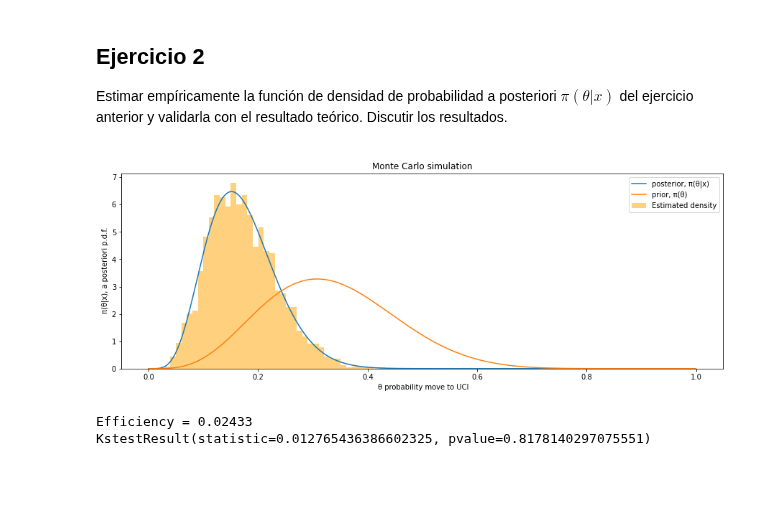
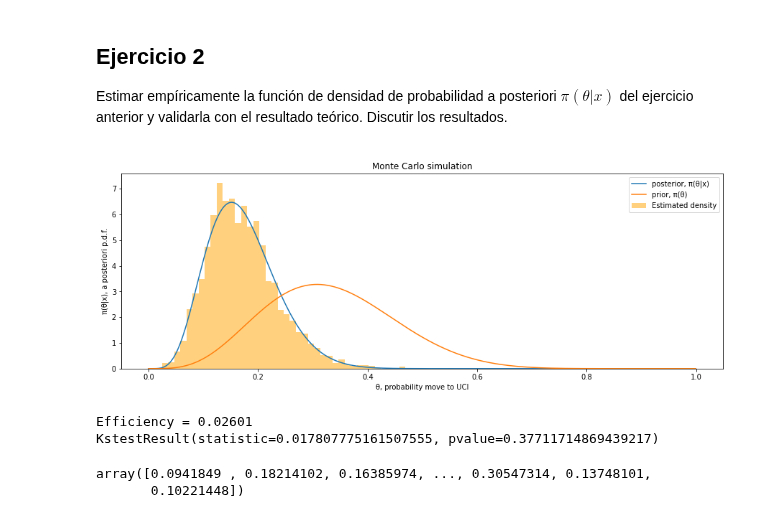
Before and after one commit to Ocete/mcd-cn, a Jupyter notebook: p2/Práctica 2 - Computación numérica.ipynb, the cells around one changed output. Saved outputs shown, nothing was run; the diff lists cells and outputs as text; code cells hidden in the pictures; blank space fills up the shorter version.

```diff
--- a/p2/Práctica 2 - Computación numérica.ipynb
+++ b/p2/Práctica 2 - Computación numérica.ipynb
@@ -599,38 +521,41 @@ def estimate_theta_uniform(max_m=10**5, a=5, b=10, n=20, k=1):
 Estimar empíricamente la función de densidad de probabilidad a posteriori $\pi(\theta|x)$ del ejercicio anterior y validarla con el resultado teórico. Discutir los resultados.
 </div>
 # %%
-from scipy.stats import kstest
 def empiric_posteriori(max_m = 100000,a = 5,b = 10,n = 20,k = 1):
     # Obtain MLE estimator
     mle = k/n
+
     # Generate sample from a priori distribution and from the uniform
     sample_prio = beta.rvs(a, b, size=max_m)
     sample_uniform = scipy.stats.uniform.rvs(0,1,size=max_m)
+
     # Compute probabilities: likelihood / argmax_theta likelihood
     probs = np.array([x**k * (1-x)**(n-k) for x in sample_prio])/mle
+
     # Select accepted index
-
     accepted = sample_prio[probs > sample_uniform]
 
+    # Plotting
     fig,ax = plt.subplots(figsize=(15,5))
-    # Plotting
     plt.hist(accepted,density= True,bins = 40,color='orange',alpha=0.5,label="Histogram")
+    plot_beta(a+k, b+n-k)
+    plot_beta(a, b)
 
-    plot_beta(a+k,b+n-k)
-    plot_beta(a,b)
     plt.legend(['posterior, π(θ|x)','prior, π(θ)',  'Estimated density'])
     plt.title('Monte Carlo simulation')
-    plt.ylabel(' π(θ|x), a posteriori p.d.f.')
-    plt.xlabel(' θ probability move to UCI')
+    plt.ylabel('π(θ|x), a posteriori p.d.f.')
+    plt.xlabel('θ, probability move to UCI')
     plt.show()
 
+    # Print numerical values
+    print("Efficiency = {}".format(len(accepted)/ (len(sample_prio))))
+    print(kstest(accepted, 'beta', args=(a+k,b+n-k)))
+    return accepted
 
-    print("Efficiency = {}".format(len(accepted)/ (len(sample_prio) )))
-    print(kstest(accepted,'beta',args=(a+k,b+n-k)))
-    return accepted
+empiric_posteriori()
+# %% [output]
+[figure, added]
+Efficiency = 0.02601
+KstestResult(statistic=0.017807775161507555, pvalue=0.37711714869439217)
+array([0.0941849 , 0.18214102, 0.16385974, ..., 0.30547314, 0.13748101,
+       0.10221448])
-# %%
-probs = empiric_posteriori()
-# %% [output]
-[figure, removed]
-Efficiency = 0.02433
-KstestResult(statistic=0.012765436386602325, pvalue=0.8178140297075551)
```
Also changed, not shown: parts of 5 cells of this notebook.
